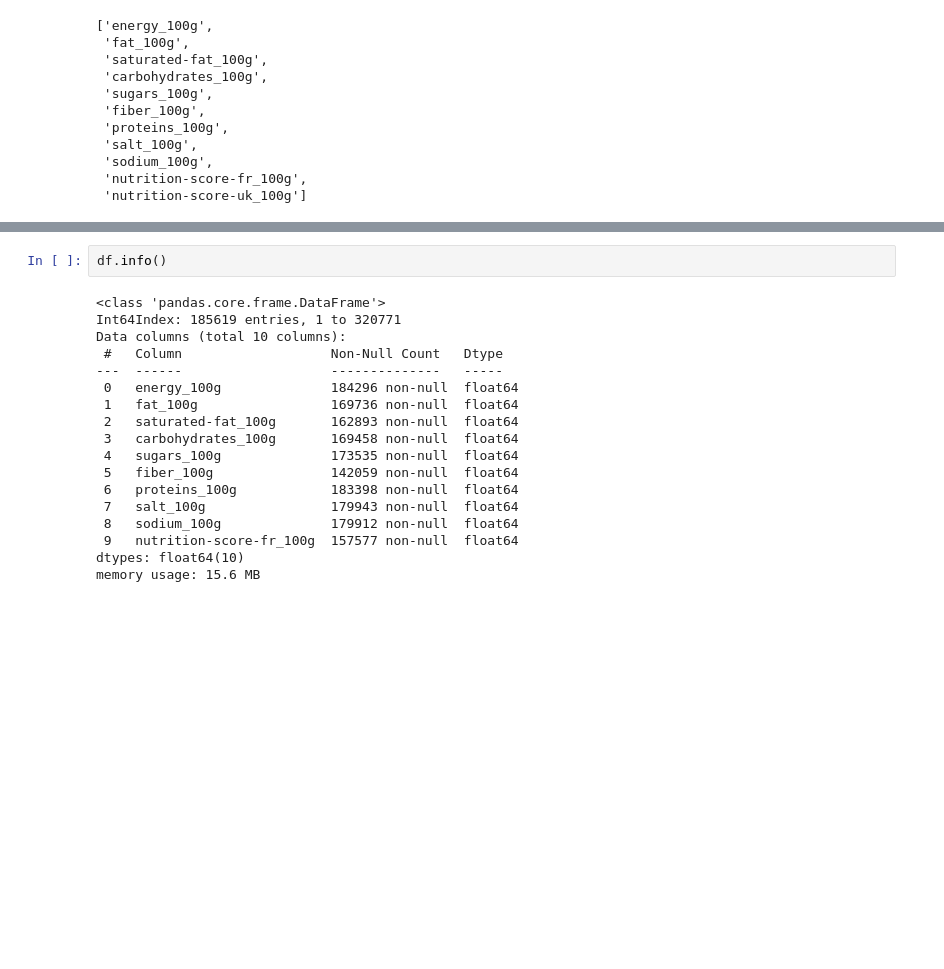
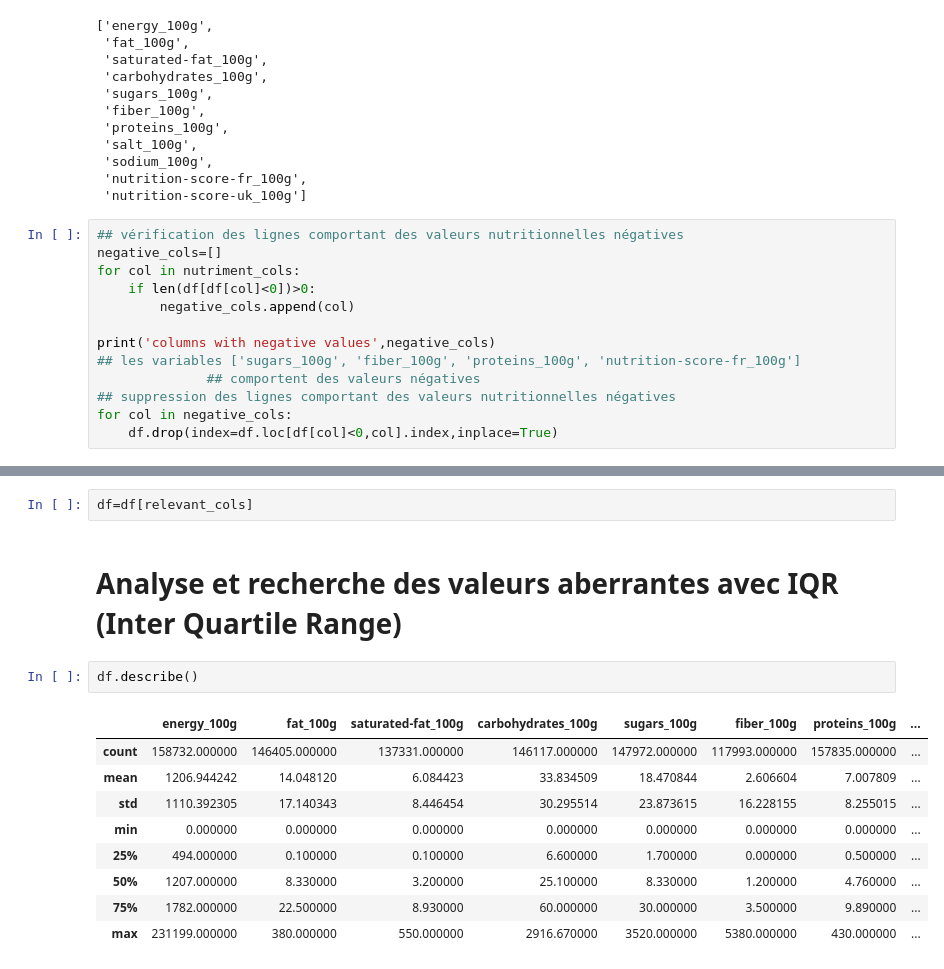
Before and after one commit to hoochycoochie/p3ml, a Jupyter notebook: cleaning.ipynb, the cells around one changed output, grey strips where cells are left out. Cells and saved outputs as stored; diff of their text form; blank space fills up the shorter version.

```diff
--- a/cleaning.ipynb
+++ b/cleaning.ipynb
@@ -111,3 +103,16 @@ nutriment_cols
  'sodium_100g',
  'nutrition-score-fr_100g',
  'nutrition-score-uk_100g']
+# %%
+## vérification des lignes comportant des valeurs nutritionnelles négatives
+negative_cols=[]
+for col in nutriment_cols:
+    if len(df[df[col]<0])>0:
+        negative_cols.append(col)
+
+print('columns with negative values',negative_cols)
+## les variables ['sugars_100g', 'fiber_100g', 'proteins_100g', 'nutrition-score-fr_100g']
+              ## comportent des valeurs négatives
+## suppression des lignes comportant des valeurs nutritionnelles négatives
+for col in negative_cols:
+    df.drop(index=df.loc[df[col]<0,col].index,inplace=True)
@@ -178,20 +200,16 @@ memory usage: 15.6 MB
+# %%
+df=df[relevant_cols]
+# %% [markdown]
+# Analyse et recherche des valeurs aberrantes avec IQR (Inter Quartile Range)
 # %%
-df.info()
+df.describe()
 # %% [output]
-<class 'pandas.core.frame.DataFrame'>
-Int64Index: 185619 entries, 1 to 320771
-Data columns (total 10 columns):
- #   Column                   Non-Null Count   Dtype
----  ------                   --------------   -----
- 0   energy_100g              184296 non-null  float64
- 1   fat_100g                 169736 non-null  float64
- 2   saturated-fat_100g       162893 non-null  float64
- 3   carbohydrates_100g       169458 non-null  float64
- 4   sugars_100g              173535 non-null  float64
- 5   fiber_100g               142059 non-null  float64
- 6   proteins_100g            183398 non-null  float64
- 7   salt_100g                179943 non-null  float64
- 8   sodium_100g              179912 non-null  float64
- 9   nutrition-score-fr_100g  157577 non-null  float64
-dtypes: float64(10)
-memory usage: 15.6 MB
+|  | energy_100g | fat_100g | saturated-fat_100g | carbohydrates_100g | sugars_100g | fiber_100g | proteins_100g | ... |
+| count | 158732.000000 | 146405.000000 | 137331.000000 | 146117.000000 | 147972.000000 | 117993.000000 | 157835.000000 | ... |
+| mean | 1206.944242 | 14.048120 | 6.084423 | 33.834509 | 18.470844 | 2.606604 | 7.007809 | ... |
+| std | 1110.392305 | 17.140343 | 8.446454 | 30.295514 | 23.873615 | 16.228155 | 8.255015 | ... |
+| min | 0.000000 | 0.000000 | 0.000000 | 0.000000 | 0.000000 | 0.000000 | 0.000000 | ... |
+| 25% | 494.000000 | 0.100000 | 0.100000 | 6.600000 | 1.700000 | 0.000000 | 0.500000 | ... |
+| 50% | 1207.000000 | 8.330000 | 3.200000 | 25.100000 | 8.330000 | 1.200000 | 4.760000 | ... |
+| 75% | 1782.000000 | 22.500000 | 8.930000 | 60.000000 | 30.000000 | 3.500000 | 9.890000 | ... |
+| max | 231199.000000 | 380.000000 | 550.000000 | 2916.670000 | 3520.000000 | 5380.000000 | 430.000000 | ... |
```
Also changed, not shown: parts of 31 cells of this notebook, 1 other file.
